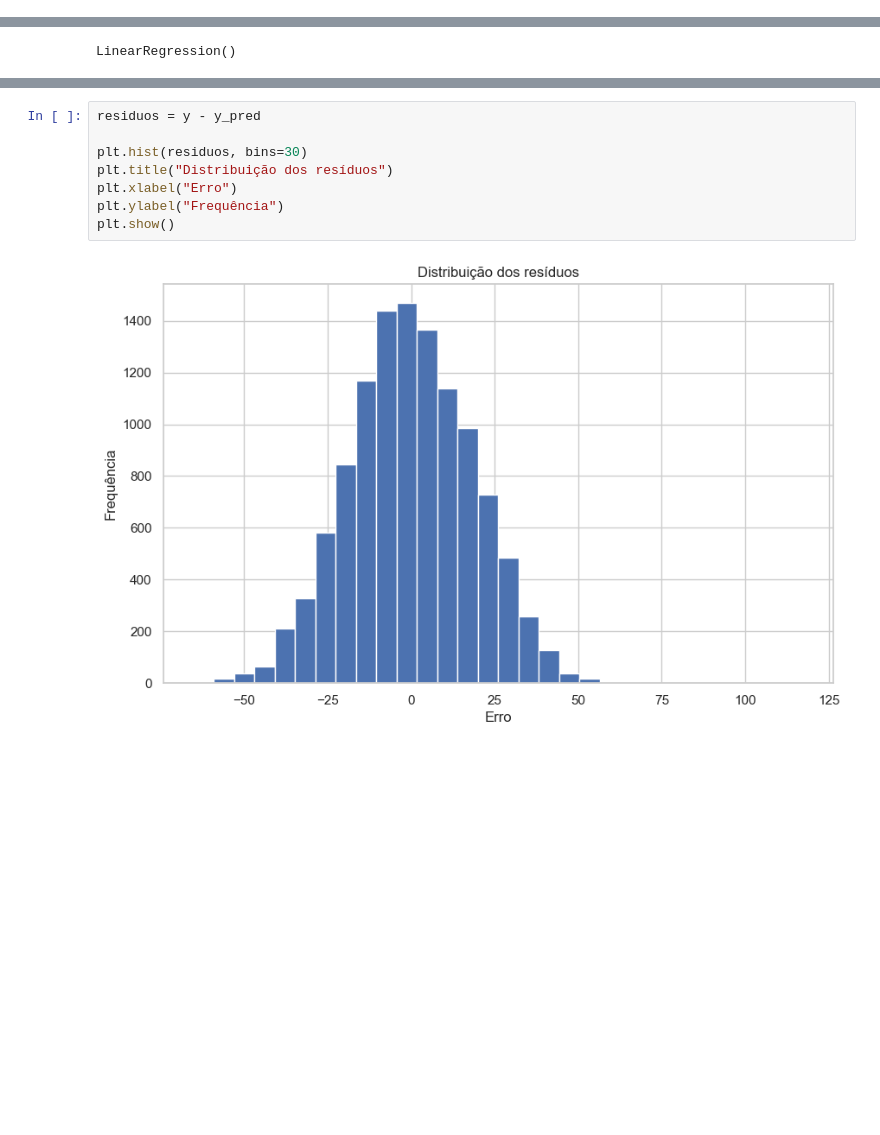
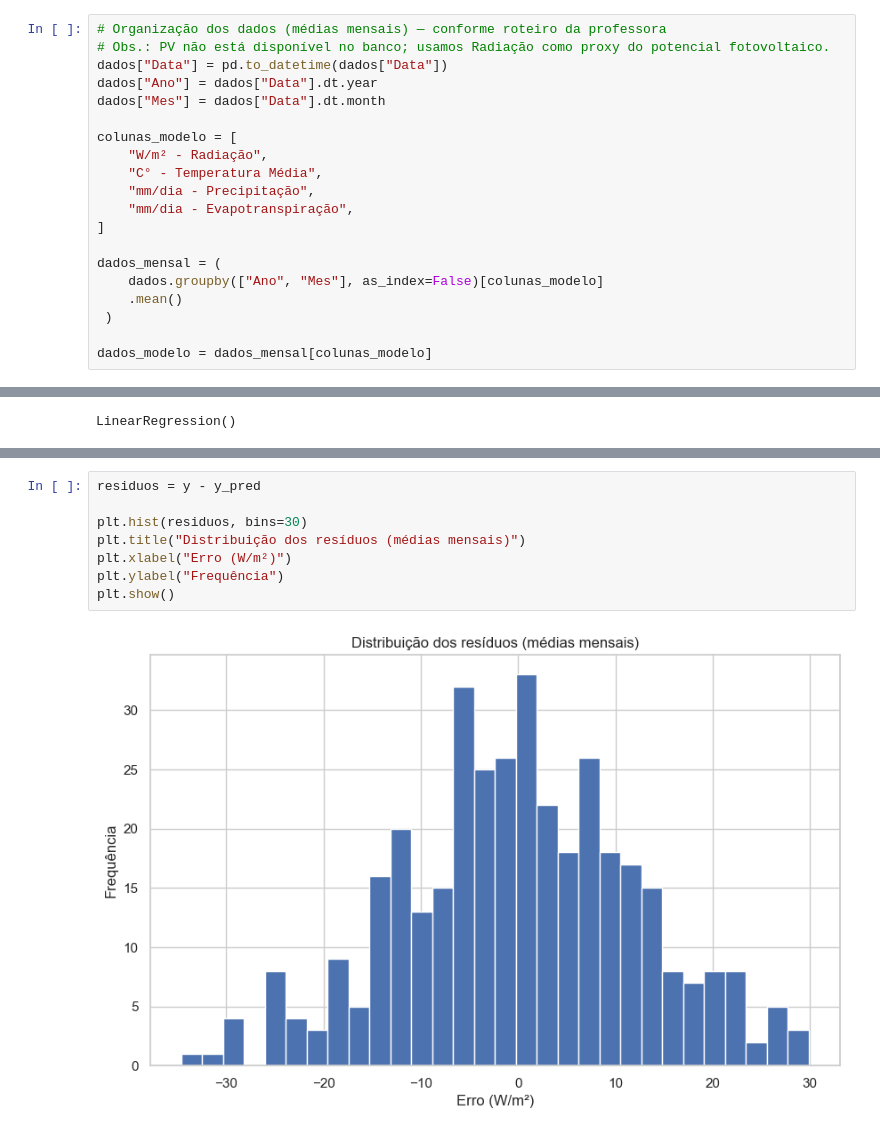
Before and after one commit to gabriellopes-eng/climate_analysis, a Jupyter notebook: climate_analysis/notebooks/05_modelagem_potencial_fotovoltaico.ipynb, the cells around one changed output, grey strips where cells are left out. Drawn from its saved outputs; the diff is of its cells as text; blank space fills up the shorter version.

```diff
--- a/climate_analysis/notebooks/05_modelagem_potencial_fotovoltaico.ipynb
+++ b/climate_analysis/notebooks/05_modelagem_potencial_fotovoltaico.ipynb
@@ -52,3 +45,23 @@ dados_modelo = dados[[
+# %%
+# Organização dos dados (médias mensais) — conforme roteiro da professora
+# Obs.: PV não está disponível no banco; usamos Radiação como proxy do potencial fotovoltaico.
+dados["Data"] = pd.to_datetime(dados["Data"])
+dados["Ano"] = dados["Data"].dt.year
+dados["Mes"] = dados["Data"].dt.month
+
+colunas_modelo = [
+    "W/m² - Radiação",
+    "C° - Temperatura Média",
+    "mm/dia - Precipitação",
+    "mm/dia - Evapotranspiração",
+]
+
+dados_mensal = (
+    dados.groupby(["Ano", "Mes"], as_index=False)[colunas_modelo]
+    .mean()
+ )
+
+dados_modelo = dados_mensal[colunas_modelo]
 # %%
 dados_modelo.head()
 # %% [output]
@@ -153,10 +174,10 @@ plt.show()
 # %%
 residuos = y - y_pred
 
 plt.hist(residuos, bins=30)
-plt.title("Distribuição dos resíduos")
-plt.xlabel("Erro")
+plt.title("Distribuição dos resíduos (médias mensais)")
+plt.xlabel("Erro (W/m²)")
 plt.ylabel("Frequência")
 plt.show()
 # %% [output]
-[figure, old version]
+[figure, new version]
```
Also changed, not shown: parts of 13 cells of this notebook, 3 other files.
